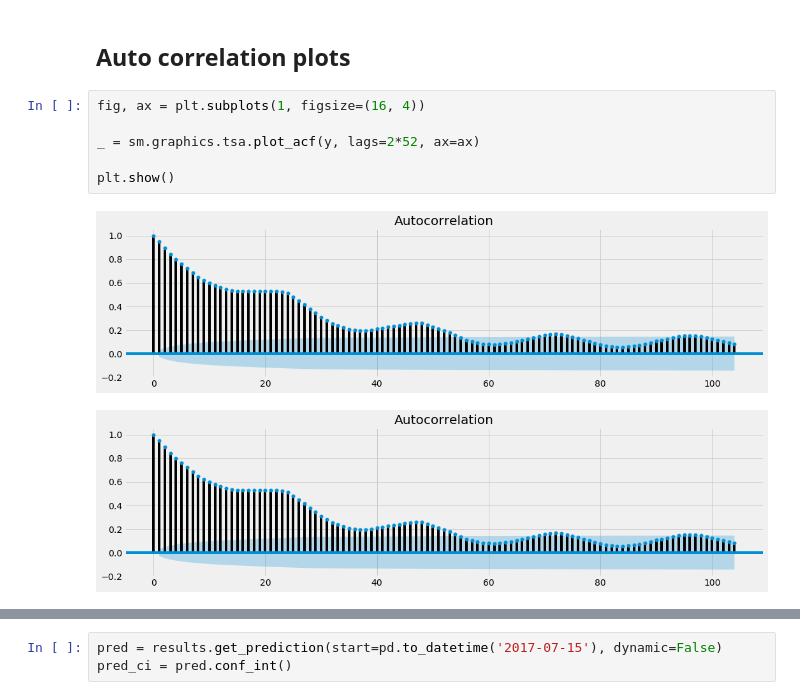
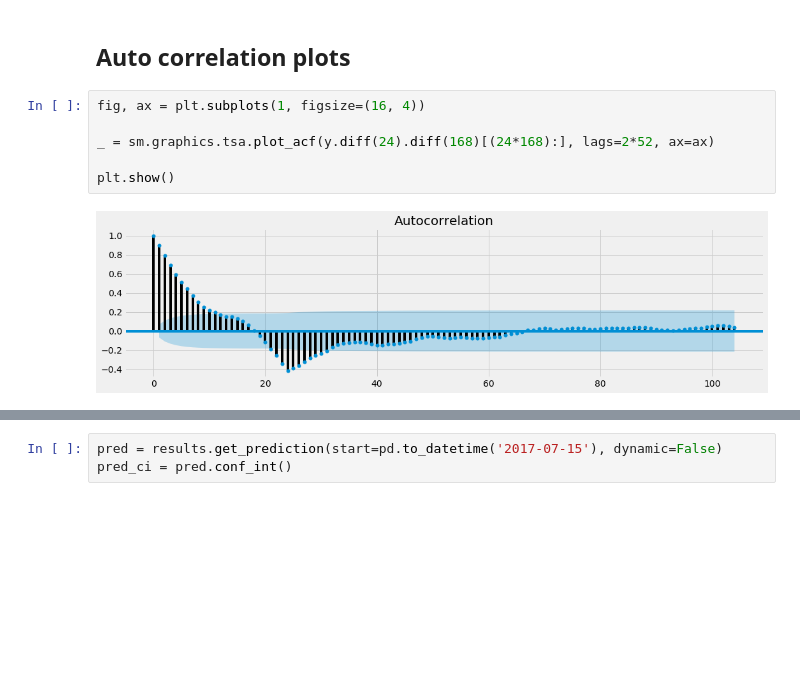
Before and after one commit to Rosina9700/dsi-capstone, a Jupyter notebook: development/prelim_sarima.ipynb, the cells around one changed output, grey strips where cells are left out. Drawn from its saved outputs; the diff is of its cells as text; blank space fills up the shorter version.

```diff
--- a/development/prelim_sarima.ipynb
+++ b/development/prelim_sarima.ipynb
@@ -105,11 +90,10 @@ ADF p-value for differenced demand series: 0.00
 # %%
 fig, ax = plt.subplots(1, figsize=(16, 4))
 
-_ = sm.graphics.tsa.plot_acf(y, lags=2*52, ax=ax)
+_ = sm.graphics.tsa.plot_acf(y.diff(24).diff(168)[(24*168):], lags=2*52, ax=ax)
 
 plt.show()
 # %% [output]
-[figure, old version]
+[figure, new version]
-[figure, removed]
 # %%
 fig, ax = plt.subplots(1, figsize=(16, 4))
```
Also changed, not shown: parts of 29 cells of this notebook, 2 other files.
